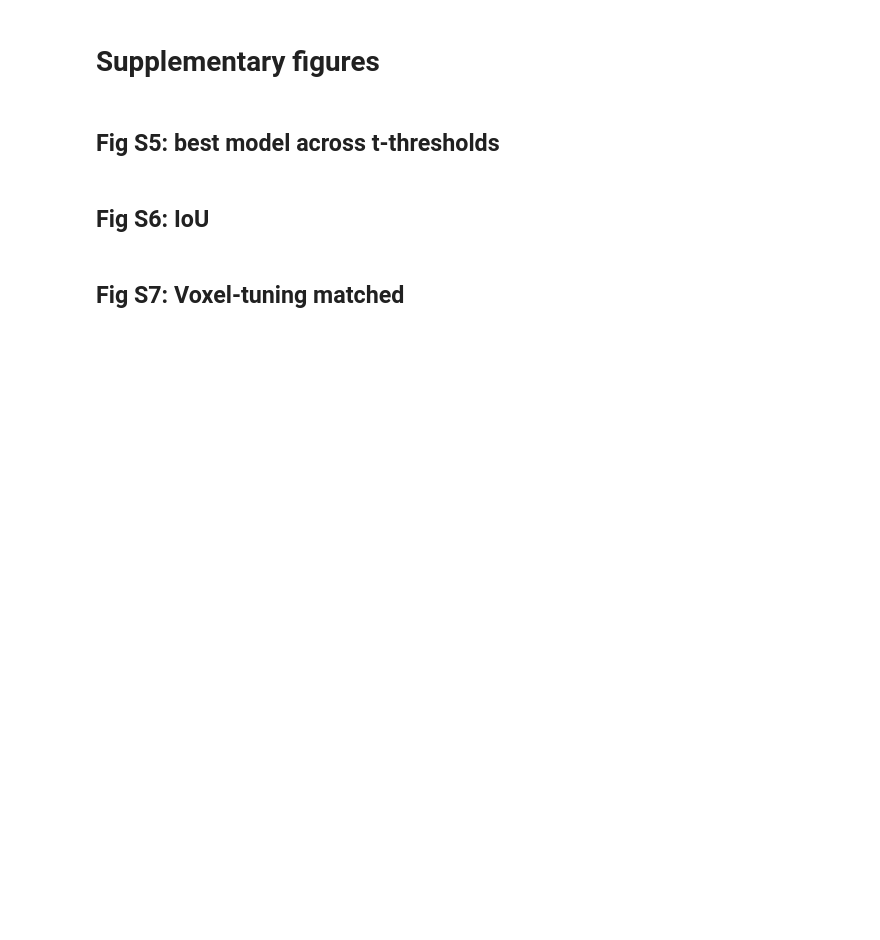
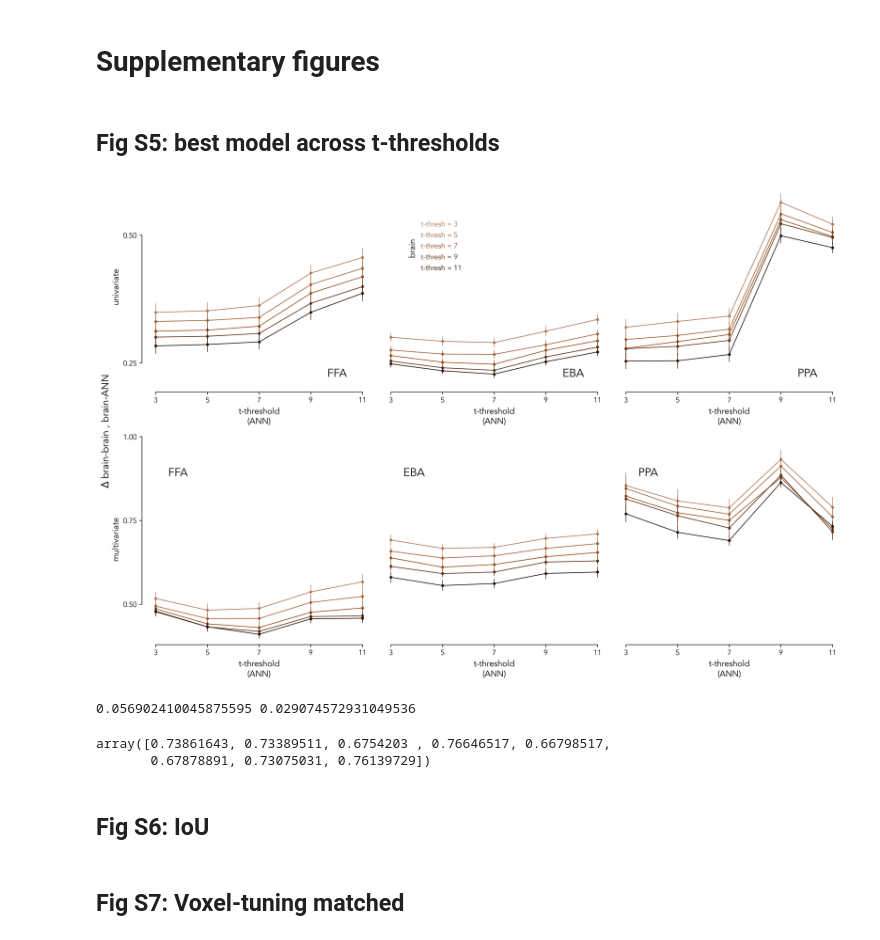
Before and after one commit to murtylab/comparing-category-selectivity, a Jupyter notebook: preprint/preprint_figs_section4.ipynb, the cells around one changed output. Saved outputs shown, nothing was run; the diff lists cells and outputs as text; code cells hidden in the pictures; blank space fills up the shorter version.

```diff
--- a/preprint/preprint_figs_section4.ipynb
+++ b/preprint/preprint_figs_section4.ipynb
@@ -512,5 +572,5 @@ plt.close()
 # %%
-savefig = True
+savefig = False
 
 plot_dir = f'{PLOTS_DIR}/supplementary_figures'
 os.makedirs(plot_dir, exist_ok=True)
@@ -522,13 +582,15 @@ model_localizer = 'grillspector'
 SUBJECTSUBJECT_CORRELATIONS_CSV_PATH = f'{RESULTS_DIR}/subjectsubject_correlations_nsd515.csv'
 MODELSUBJECT_CORRELATIONS_CSV_PATH = f'{RESULTS_DIR}/tthreshold_effect_correlations_nsd515.csv'
 
+subjects = range(1, 9) # subject IDs are 1-indexed in the CSV
+
 metrics = ['normed_pearsonr', 'normed_rdmr']
 fmri_t_color_base = '#fde0c5'
 model_t_color_base = '#944e1f'
 modelsubject_t_colors = get_shades(model_t_color_base, n=5)
 metric_ylims = {
     'normed_pearsonr': (0.2, 0.6),
-    'normed_rdmr': (0.4, 1)
+    'normed_rdmr': (0.39, 1)
 }
 best_model_name = 'vitb16siglip2res224'
 
@@ -541,11 +603,23 @@ for midx, metric in enumerate(metrics):
     for fidx, froi in enumerate(frois):
         for ftidx, fmri_tthreshold in enumerate(tthresholds):
             # Get the subject-subject ceiling for the gap
-            sbjsbj_corrs = np.array(subjectsubject_correlations_csv[
+            # sbjsbj_corrs = np.array(subjectsubject_correlations_csv[
+            #         (subjectsubject_correlations_csv['fmri_froi'] == froi) &
+            #         (subjectsubject_correlations_csv['fmri_tthreshold'] == fmri_tthreshold)
+            #     ][metric])
+            # ceiling_median = np.median(sbjsbj_corrs)
+            hh_corrs = []
+            for subject in subjects:
+                subjectsubject_froi = subjectsubject_correlations_csv[
                     (subjectsubject_correlations_csv['fmri_froi'] == froi) &
-                    (subjectsubject_correlations_csv['fmri_tthreshold'] == fmri_tthreshold)
-                ][metric])
-            ceiling_median = np.median(sbjsbj_corrs)
+                    (subjectsubject_correlations_csv['fmri_tthreshold'] == fmri_tthreshold) &
+                    (
+                        (subjectsubject_correlations_csv['subject1'] == subject) |
+                        (subjectsubject_correlations_csv['subject2'] == subject)
+                    )
+                ][metric]
+                hh_corrs.append(subjectsubject_froi.median())
+            hh_corrs = np.array(hh_corrs).flatten()
             # Get model-subject correlations
             t_mdlsbj_medians, t_mdlsbj_sems = [], []
             for mtidx, model_tthreshold in enumerate(tthresholds):
@@ -558,11 +632,15 @@ for midx, metric in enumerate(metrics):
                         (modelsubject_correlations_csv['model_localizer'] == model_localizer) &
                         (modelsubject_correlations_csv['model_name'] == best_model_name)
                     ]
+                mdlsbj_corrs = np.array(mdlsbj_csv[metric].values)
+                t_mdlsbj_diff = hh_corrs - mdlsbj_corrs
+                t_mdlsbj_medians.append(np.median(t_mdlsbj_diff))
+                t_mdlsbj_sems.append(scipy.stats.sem(t_mdlsbj_diff, nan_policy='omit'))
                 # get median and max of the aggregated values
-                mdlsbj_median = mdlsbj_csv[metric].median()
-                mdlsbj_sem = mdlsbj_csv[metric].sem() #TODO: Fix for NaNs
-                t_mdlsbj_medians.append(ceiling_median - mdlsbj_median)
-                t_mdlsbj_sems.append(mdlsbj_sem)
+                # mdlsbj_median = mdlsbj_csv[metric].median()
+                # mdlsbj_sem = mdlsbj_csv[metric].sem() #TODO: Fix for NaNs
+                # t_mdlsbj_medians.append(ceiling_median - mdlsbj_median)
+                # t_mdlsbj_sems.append(mdlsbj_sem)
             # line plot with shaded area for this model tthreshold
             fmri_t_color = modelsubject_t_colors[ftidx]
             axs[midx, fidx].plot(
@@ -624,33 +702,45 @@ for midx, metric in enumerate(metrics):
                 't-thresh = 3',
                 't-thresh = 5',
                 't-thresh = 7',
                 't-thresh = 9',
                 't-thresh = 11'
             ]
             handles = [
                 Line2D([], [], linestyle='none', label=lab)
                 for lab in labels
             ]
             leg = axs[midx, fidx].legend(
                 handles=handles, frameon=False, handlelength=0, handletextpad=0,
                 loc='upper left', fontsize=10, bbox_to_anchor=(0.15, 0.85)
             )
             # leg.set_title("brain", prop={'size': 14})
             axs[midx, fidx].text(
                 0.14, 0.735, "brain", transform=axs[midx, fidx].transAxes, rotation=90,
                 fontsize=12, verticalalignment='top', horizontalalignment='center',
                 fontweight='bold',
             )
             # Color each legend text
             for text, color in zip(leg.get_texts(), modelsubject_t_colors):
                 text.set_color(color)
 fig.supylabel(r"$\Delta$ brain-brain , brain-ANN", fontsize=14)
 plt.tight_layout()
 if savefig:
     plt.savefig(f'{plot_dir}/figS5_ViTB16SigLIP2_correlations_tthresholds.pdf', dpi=300, bbox_inches='tight', transparent=True)
 else:
     plt.show()
 plt.close(fig)
+# %% [output]
+[figure, added]
+# %%
+dct = bootstrap_ci(t_mdlsbj_diff)
+print(dct['stat'] - dct['ci_low'], dct['ci_high'] - dct['stat'])
+# %% [output]
+0.056902410045875595 0.029074572931049536
+# %%
+t_mdlsbj_diff
+# %% [output]
+array([0.73861643, 0.73389511, 0.6754203 , 0.76646517, 0.66798517,
+       0.67878891, 0.73075031, 0.76139729])
 # %% [markdown]
 ## Fig S6: IoU
 # %%
```
Also changed, not shown: parts of 2 cells of this notebook.
